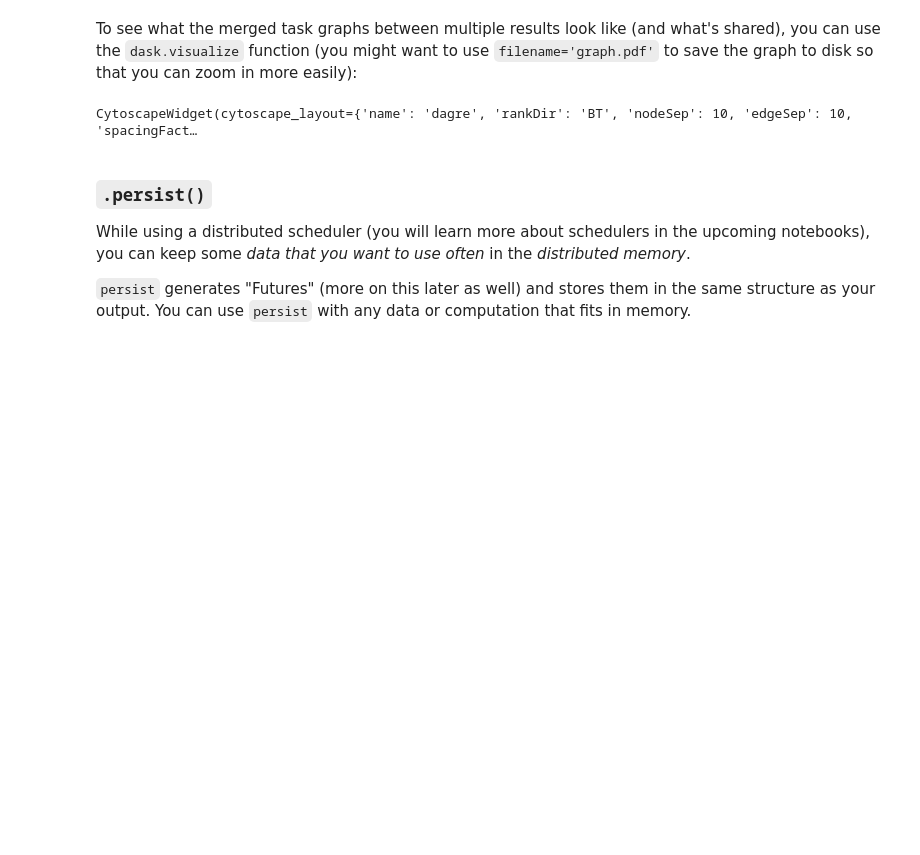
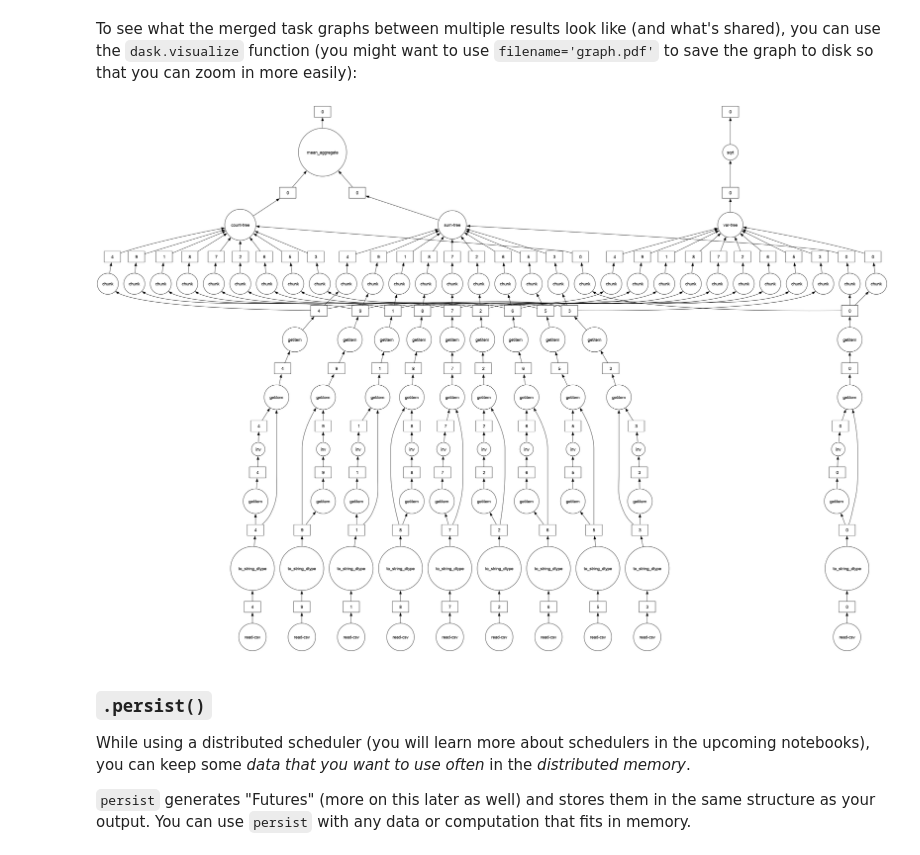
Before and after one commit to esarrazin/dask-tutorial, a Jupyter notebook: solutions/01_dataframe.ipynb, the cells around one changed output. Saved outputs shown, nothing was run; the diff lists cells and outputs as text; code cells hidden in the pictures; blank space fills up the shorter version.

```diff
--- a/solutions/01_dataframe.ipynb
+++ b/solutions/01_dataframe.ipynb
@@ -382,9 +381,9 @@ Using `dask.compute` takes roughly 1/2 the time. This is because the task graphs
 # %% [markdown]
 To see what the merged task graphs between multiple results look like (and what's shared), you can use the `dask.visualize` function (you might want to use `filename='graph.pdf'` to save the graph to disk so that you can zoom in more easily):
 # %%
-dask.visualize(mean_delay, std_delay, engine="cytoscape")
+dask.visualize(mean_delay, std_delay)
 # %% [output]
-CytoscapeWidget(cytoscape_layout={'name': 'dagre', 'rankDir': 'BT', 'nodeSep': 10, 'edgeSep': 10, 'spacingFact…
+[figure, added]
 # %% [markdown]
 ### `.persist()`
 
```
Also changed, not shown: parts of 15 cells of this notebook, 18 other files.
